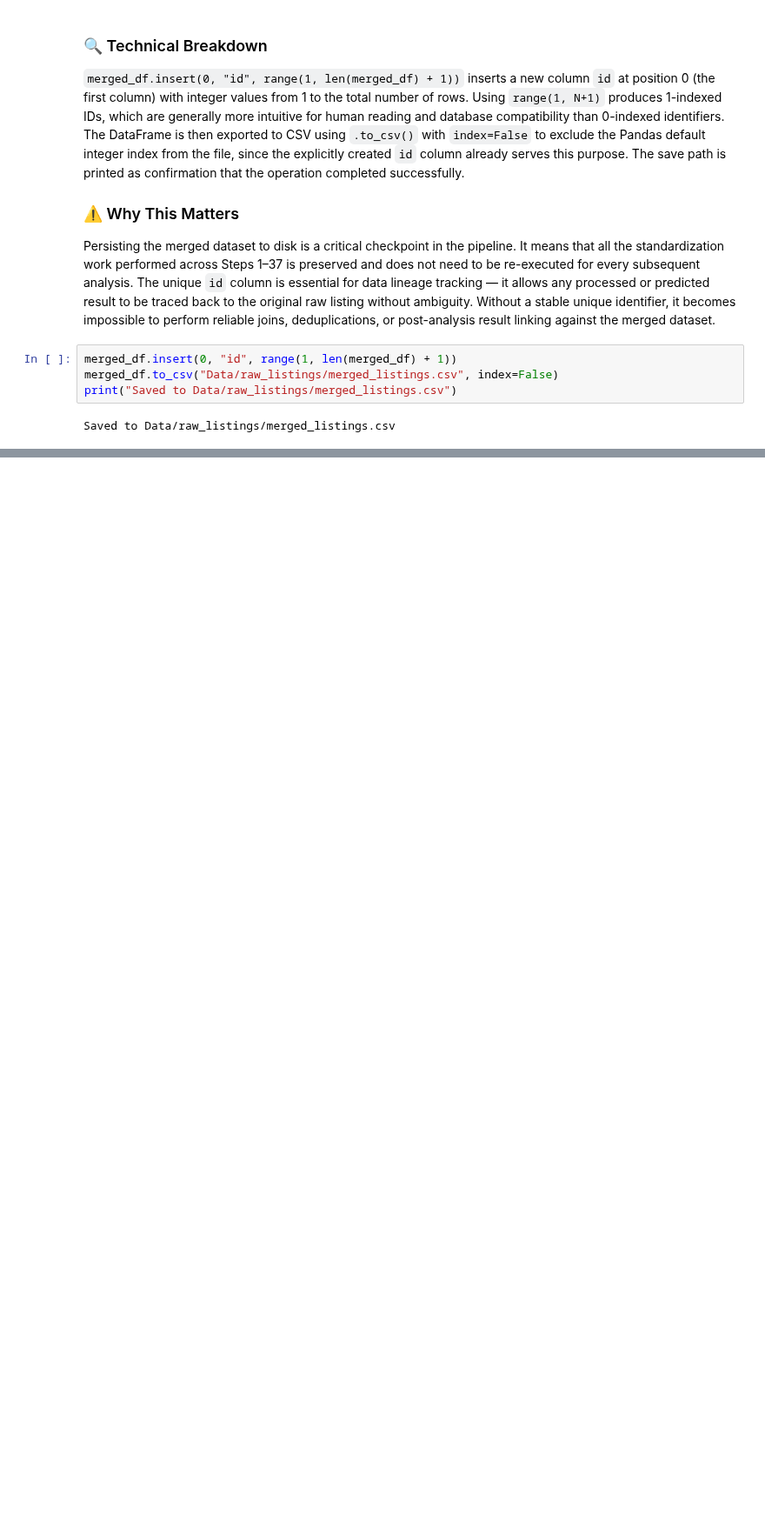
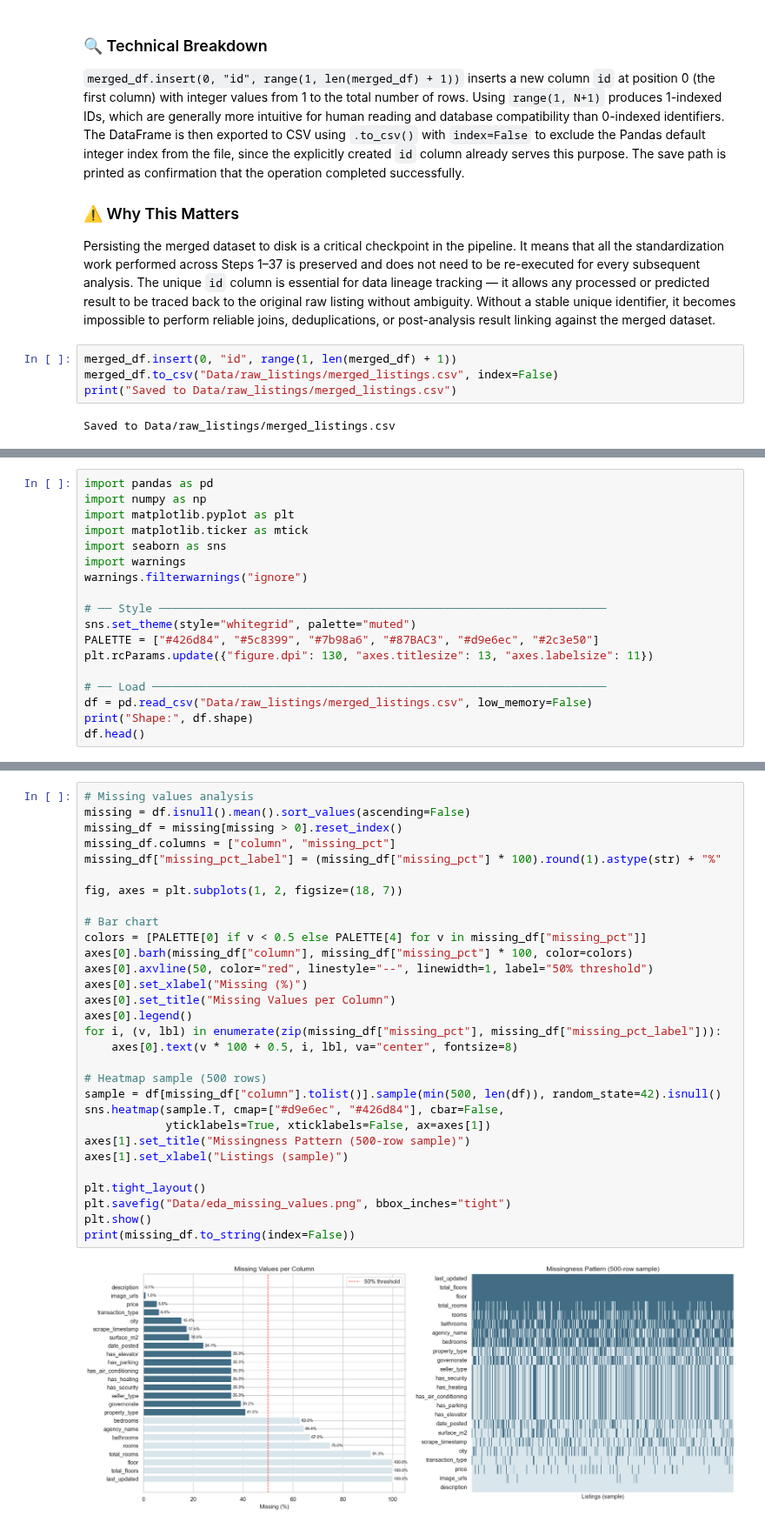
Before and after one commit to InesBenDhifallah/-Esprit-PIDS-4DS6--2026-LensEstate, a Jupyter notebook: LensEstate_updated.ipynb, the cells around one changed output, grey strips where cells are left out. Shown at 87% size. Cells and saved outputs as stored; diff of their text form; blank space fills up the shorter version.

```diff
--- a/LensEstate_updated.ipynb
+++ b/LensEstate_updated.ipynb
@@ -2109,0 +2461,18 @@ Saved to Data/raw_listings/merged_listings.csv
+# %%
+import pandas as pd
+import numpy as np
+import matplotlib.pyplot as plt
+import matplotlib.ticker as mtick
+import seaborn as sns
+import warnings
+warnings.filterwarnings("ignore")
+
+# ── Style ──────────────────────────────────────────────────────────────────
+sns.set_theme(style="whitegrid", palette="muted")
+PALETTE = ["#426d84", "#5c8399", "#7b98a6", "#87BAC3", "#d9e6ec", "#2c3e50"]
+plt.rcParams.update({"figure.dpi": 130, "axes.titlesize": 13, "axes.labelsize": 11})
+
+# ── Load ───────────────────────────────────────────────────────────────────
+df = pd.read_csv("Data/raw_listings/merged_listings.csv", low_memory=False)
+print("Shape:", df.shape)
+df.head()
@@ -2109,0 +2512,32 @@ Saved to Data/raw_listings/merged_listings.csv
+# %%
+# Missing values analysis
+missing = df.isnull().mean().sort_values(ascending=False)
+missing_df = missing[missing > 0].reset_index()
+missing_df.columns = ["column", "missing_pct"]
+missing_df["missing_pct_label"] = (missing_df["missing_pct"] * 100).round(1).astype(str) + "%"
+
+fig, axes = plt.subplots(1, 2, figsize=(18, 7))
+
+# Bar chart
+colors = [PALETTE[0] if v < 0.5 else PALETTE[4] for v in missing_df["missing_pct"]]
+axes[0].barh(missing_df["column"], missing_df["missing_pct"] * 100, color=colors)
+axes[0].axvline(50, color="red", linestyle="--", linewidth=1, label="50% threshold")
+axes[0].set_xlabel("Missing (%)")
+axes[0].set_title("Missing Values per Column")
+axes[0].legend()
+for i, (v, lbl) in enumerate(zip(missing_df["missing_pct"], missing_df["missing_pct_label"])):
+    axes[0].text(v * 100 + 0.5, i, lbl, va="center", fontsize=8)
+
+# Heatmap sample (500 rows)
+sample = df[missing_df["column"].tolist()].sample(min(500, len(df)), random_state=42).isnull()
+sns.heatmap(sample.T, cmap=["#d9e6ec", "#426d84"], cbar=False,
+            yticklabels=True, xticklabels=False, ax=axes[1])
+axes[1].set_title("Missingness Pattern (500-row sample)")
+axes[1].set_xlabel("Listings (sample)")
+
+plt.tight_layout()
+plt.savefig("Data/eda_missing_values.png", bbox_inches="tight")
+plt.show()
+print(missing_df.to_string(index=False))
+# %% [output]
+[figure, added]
```
Also changed, not shown: parts of 44 cells of this notebook.
